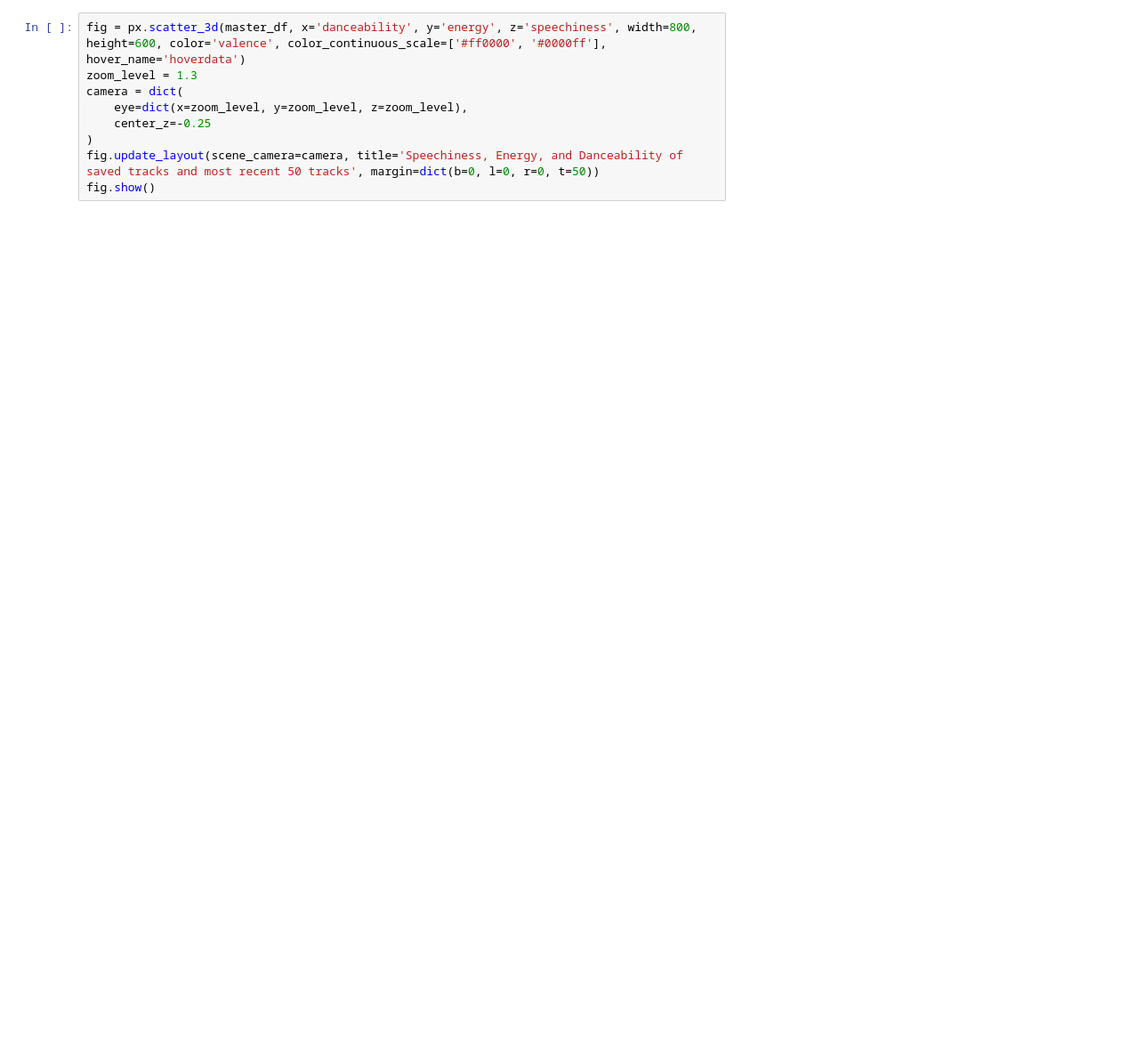
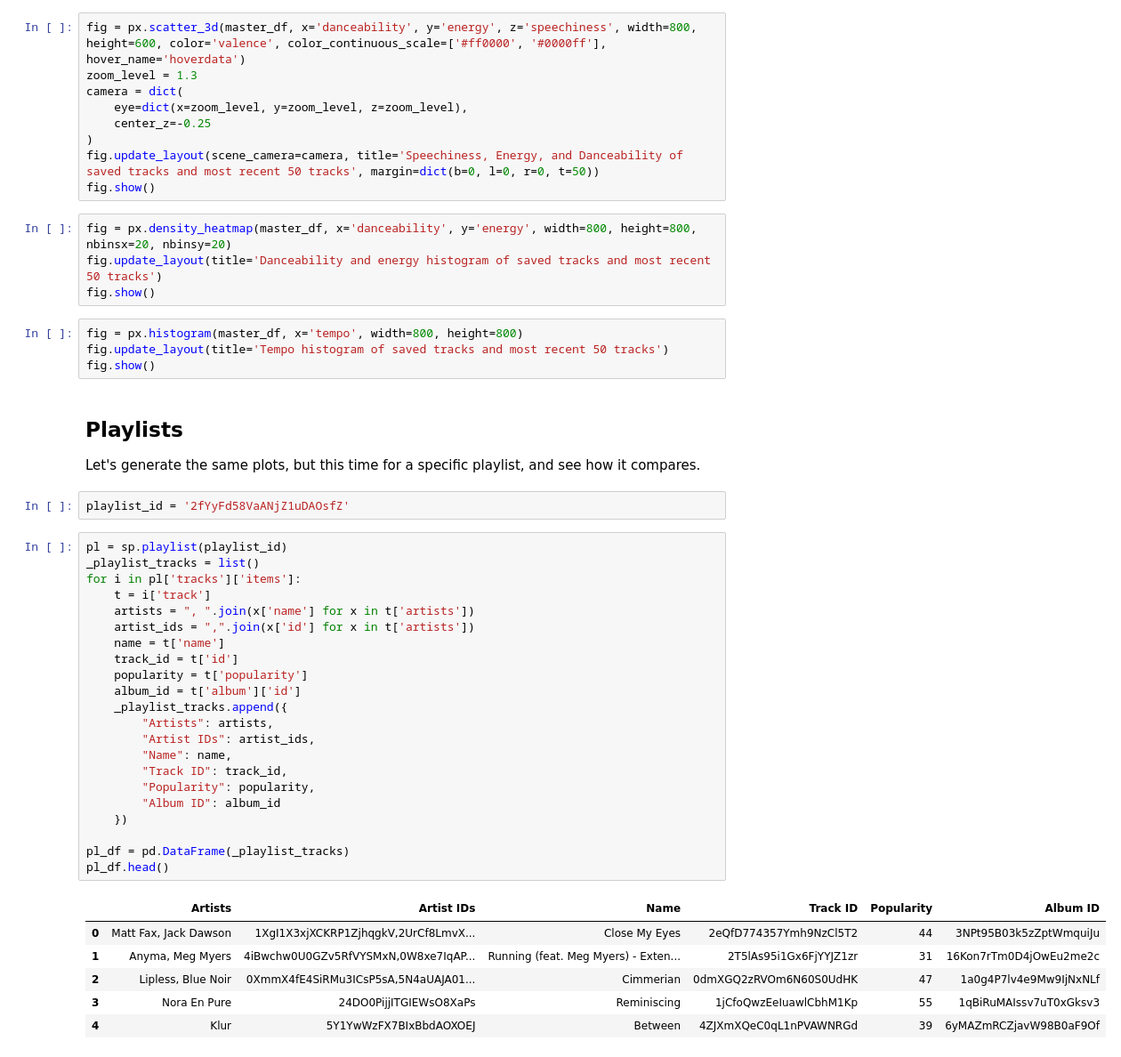
Before and after one commit to schledererj/spotify-track-features, a Jupyter notebook: spotify.ipynb, the cells around one changed output. Shown at 89% size. Cells and saved outputs as stored; diff of their text form; blank space fills up the shorter version.

```diff
--- a/spotify.ipynb
+++ b/spotify.ipynb
@@ -113,3 +174,46 @@ camera = dict(
 )
 fig.update_layout(scene_camera=camera, title='Speechiness, Energy, and Danceability of saved tracks and most recent 50 tracks', margin=dict(b=0, l=0, r=0, t=50))
 fig.show()
+# %%
+fig = px.density_heatmap(master_df, x='danceability', y='energy', width=800, height=800, nbinsx=20, nbinsy=20)
+fig.update_layout(title='Danceability and energy histogram of saved tracks and most recent 50 tracks')
+fig.show()
+# %%
+fig = px.histogram(master_df, x='tempo', width=800, height=800)
+fig.update_layout(title='Tempo histogram of saved tracks and most recent 50 tracks')
+fig.show()
+# %% [markdown]
+## Playlists
+
+Let's generate the same plots, but this time for a specific playlist, and see how it compares.
+# %%
+playlist_id = '2fYyFd58VaANjZ1uDAOsfZ'
+# %%
+pl = sp.playlist(playlist_id)
+_playlist_tracks = list()
+for i in pl['tracks']['items']:
+    t = i['track']
+    artists = ", ".join(x['name'] for x in t['artists'])
+    artist_ids = ",".join(x['id'] for x in t['artists'])
+    name = t['name']
+    track_id = t['id']
+    popularity = t['popularity']
+    album_id = t['album']['id']
+    _playlist_tracks.append({
+        "Artists": artists,
+        "Artist IDs": artist_ids,
+        "Name": name,
+        "Track ID": track_id,
+        "Popularity": popularity,
+        "Album ID": album_id
+    })
+
+pl_df = pd.DataFrame(_playlist_tracks)
+pl_df.head()
+# %% [output]
+|  | Artists | Artist IDs | Name | Track ID | Popularity | Album ID |
+| 0 | Matt Fax, Jack Dawson | 1XgI1X3xjXCKRP1ZjhqgkV,2UrCf8LmvX... | Close My Eyes | 2eQfD774357Ymh9NzCl5T2 | 44 | 3NPt95B03k5zZptWmquiJu |
+| 1 | Anyma, Meg Myers | 4iBwchw0U0GZv5RfVYSMxN,0W8xe7IqAP... | Running (feat. Meg Myers) - Exten... | 2T5lAs95i1Gx6FjYYJZ1zr | 31 | 16Kon7rTm0D4jOwEu2me2c |
+| 2 | Lipless, Blue Noir | 0XmmX4fE4SiRMu3ICsP5sA,5N4aUAJA01... | Cimmerian | 0dmXGQ2zRVOm6N60S0UdHK | 47 | 1a0g4P7lv4e9Mw9IjNxNLf |
+| 3 | Nora En Pure | 24DO0PijjITGIEWsO8XaPs | Reminiscing | 1jCfoQwzEeIuawlCbhM1Kp | 55 | 1qBiRuMAIssv7uT0xGksv3 |
+| 4 | Klur | 5Y1YwWzFX7BIxBbdAOXOEJ | Between | 4ZJXmXQeC0qL1nPVAWNRGd | 39 | 6yMAZmRCZjavW98B0aF9Of |
```
Also changed, not shown: parts of 20 cells of this notebook, 1 other file.
